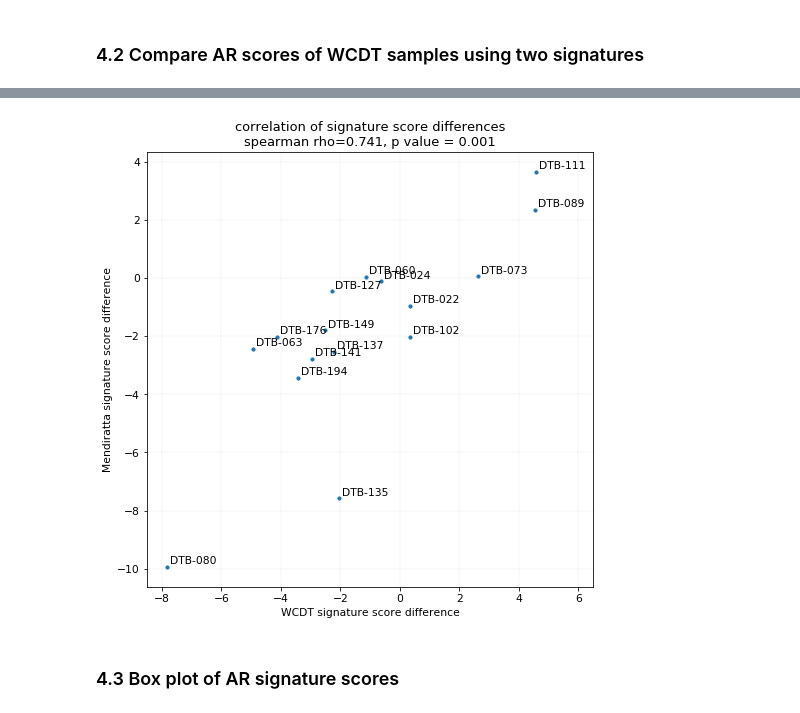
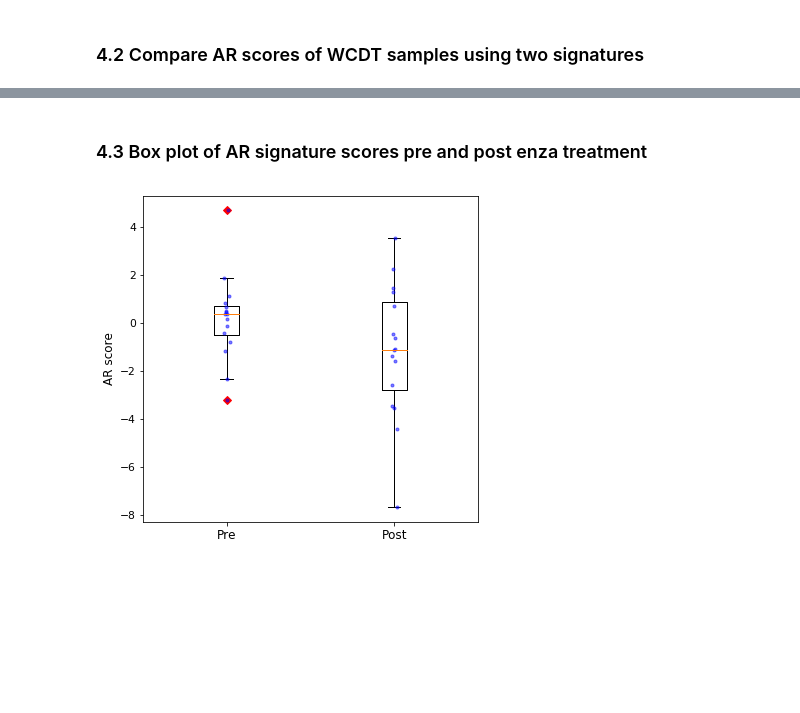
Before and after one commit to MollyZhang/ARsig_python, a Jupyter notebook: ARsig.ipynb, the cells around one changed output, grey strips where cells are left out. Saved outputs shown, nothing was run; the diff lists cells and outputs as text; code cells hidden in the pictures; blank space fills up the shorter version.

Commit message:
box plot of pre and post AR scores

```diff
--- a/ARsig.ipynb
+++ b/ARsig.ipynb
@@ -271,19 +272,27 @@ FileNotFoundError: [Errno 2] No such file or directory: './resuls/plots/fig2B.pn
-# %%
-# same plot in matplotlib
-fig, ax = plt.subplots(figsize=(8,8))
-ax.scatter(X, Y, s=10)
-
-for index, row in WCDT_plot_df.iterrows():
-    ax.annotate(str(index),
-                (row["Post-Pre UC signature"]+0.1,row["Post-Pre Mendiratta signature"]+0.1))
-ax.set_xlabel("WCDT signature score difference")
-ax.set_ylabel("Mendiratta signature score difference")
-ax.set_xlim([-8.5, 6.5])
-ax.set_title("correlation of signature score differences\nspearman rho={0:.3f}, p value = {1:.3f}".format(
-    spearman_rho, p_value))
-ax.grid(color='grey', linestyle='-', linewidth=0.08)
-fig.savefig("fig2B.png", dpi=300)
-# %% [output]
-[figure, removed]
 # %% [markdown]
-### 4.3 Box plot of AR signature scores
+### 4.3 Box plot of AR signature scores pre and post enza treatment
+# %%
+score_df = pd.read_csv("./results/WCDT_AR_scores.csv", index_col="Sample")
+# %%
+# boxplot
+pre_scores = list(score_df["Pre"])
+post_scores = list(score_df["Post"])
+
+fig, ax1 = plt.subplots(figsize=(6, 6))
+plt.boxplot([pre_scores, post_scores], 0, 'rD')
+plt.ylabel("AR score", fontsize=12)
+xtickNames = plt.setp(ax1, xticklabels=["Pre", "Post"])
+plt.setp(xtickNames, rotation=0, fontsize=12)
+
+# plot data points
+x_pre = np.random.normal(1, 0.01, size=len(pre_scores))
+plt.plot(x_pre, pre_scores, 'b.', alpha=0.5)
+x_post = np.random.normal(2, 0.01, size=len(pre_scores))
+plt.plot(x_post, post_scores, 'b.', alpha=0.5)
+
+plt.show()
+
+
+plt.show()
+# %% [output]
+[figure, added]
```
Also changed, not shown: parts of 2 cells of this notebook, 2 other files.
